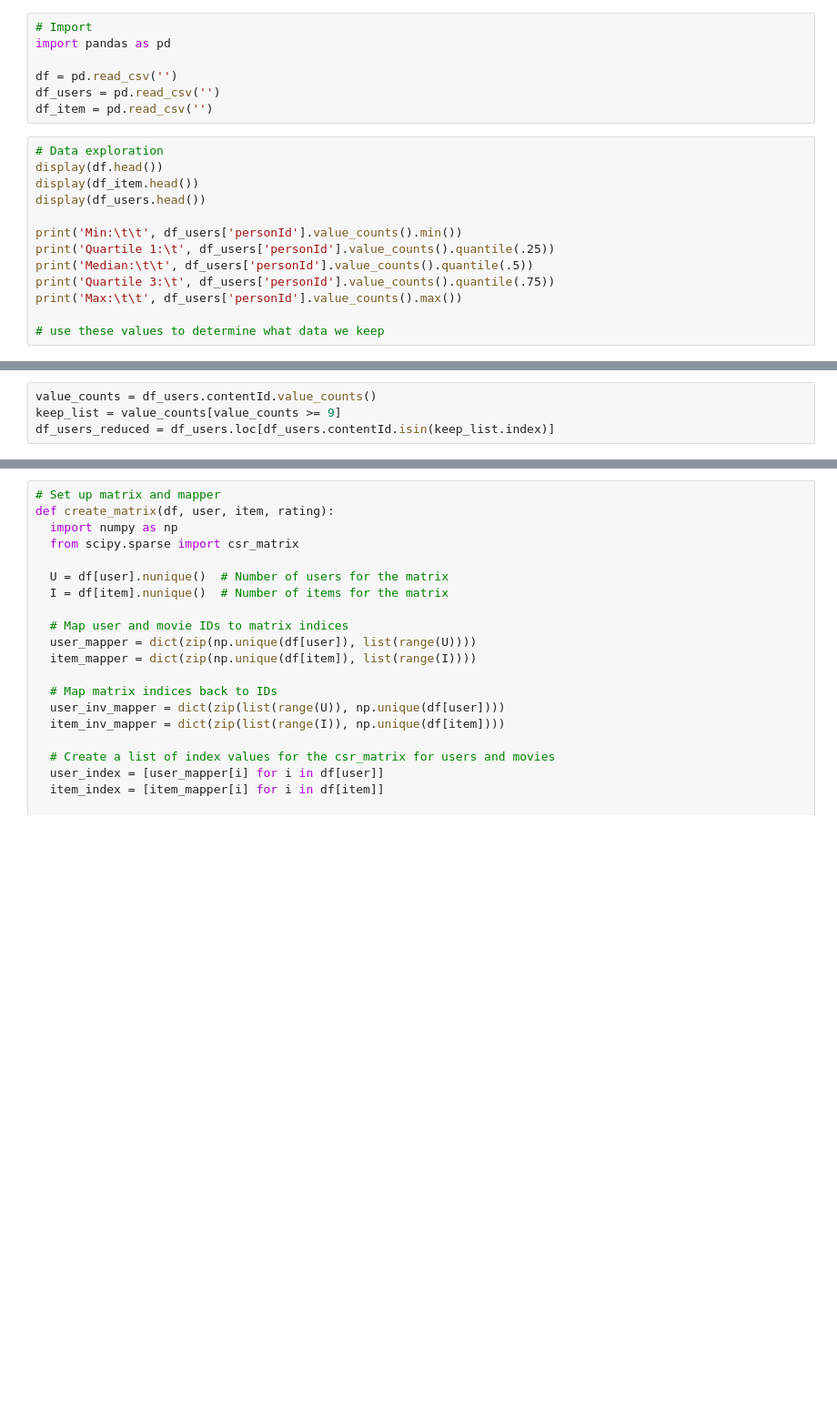
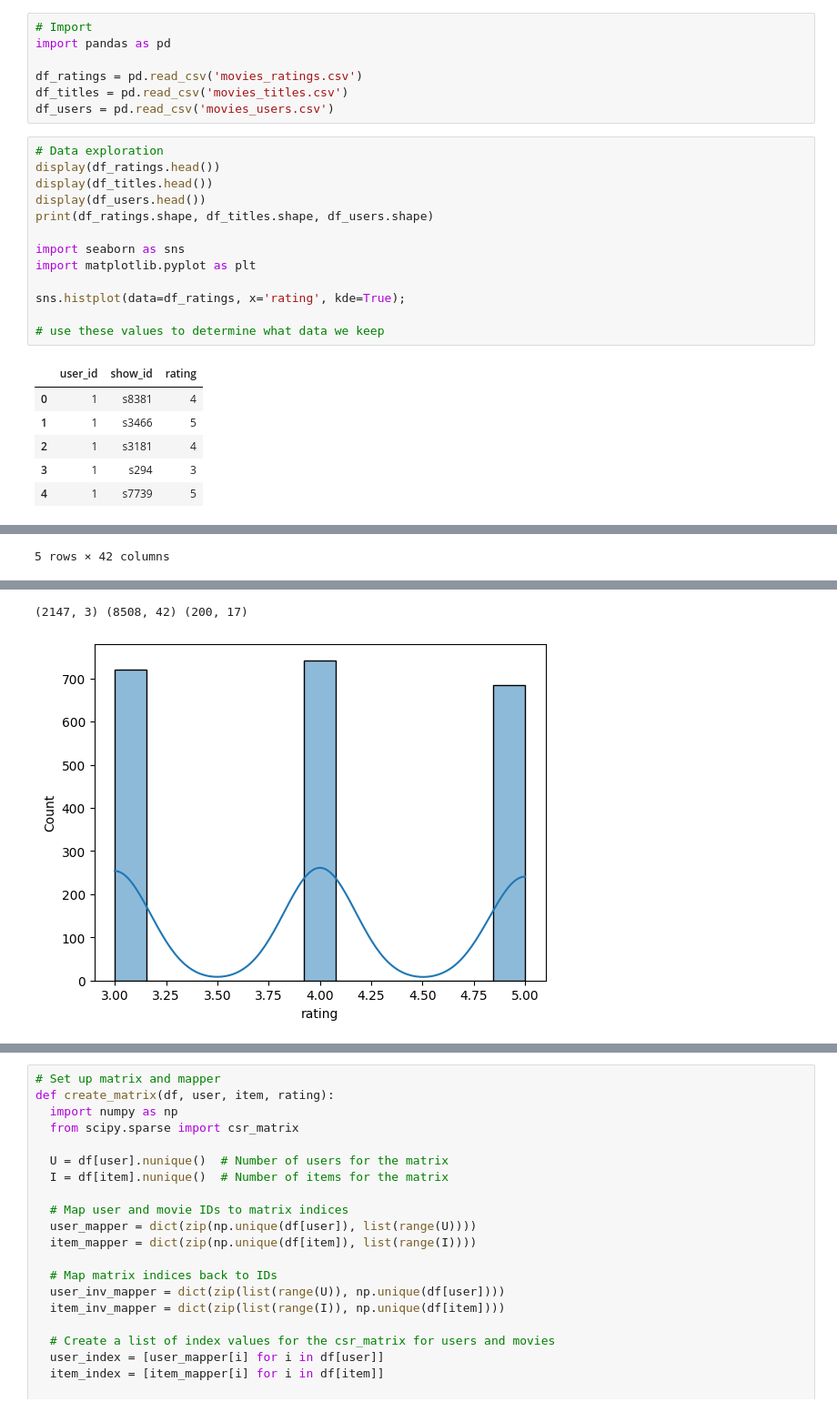
Before and after one commit to TaytGodwin/INTEX2025, a Jupyter notebook: ml_python/collaborative.ipynb, the cells around one changed output, grey strips where cells are left out. Shown at 91% size. Saved outputs shown, nothing was run; the diff lists cells and outputs as text; blank space fills up the shorter version.

Commit message:
Added csv, first db made for movie detail recommendation

```diff
--- a/ml_python/collaborative.ipynb
+++ b/ml_python/collaborative.ipynb
@@ -2,19 +2,26 @@
 # Import
 import pandas as pd
 
-df = pd.read_csv('')
-df_users = pd.read_csv('')
-df_item = pd.read_csv('')
+df_ratings = pd.read_csv('movies_ratings.csv')
+df_titles = pd.read_csv('movies_titles.csv')
+df_users = pd.read_csv('movies_users.csv')
 # %%
 # Data exploration
-display(df.head())
-display(df_item.head())
+display(df_ratings.head())
+display(df_titles.head())
 display(df_users.head())
+print(df_ratings.shape, df_titles.shape, df_users.shape)
 
-print('Min:\t\t', df_users['personId'].value_counts().min())
-print('Quartile 1:\t', df_users['personId'].value_counts().quantile(.25))
-print('Median:\t\t', df_users['personId'].value_counts().quantile(.5))
-print('Quartile 3:\t', df_users['personId'].value_counts().quantile(.75))
-print('Max:\t\t', df_users['personId'].value_counts().max())
+import seaborn as sns
+import matplotlib.pyplot as plt
+
+sns.histplot(data=df_ratings, x='rating', kde=True);
 
 # use these values to determine what data we keep
+# %% [output]
+|  | user_id | show_id | rating |
+| 0 | 1 | s8381 | 4 |
+| 1 | 1 | s3466 | 5 |
+| 2 | 1 | s3181 | 4 |
+| 3 | 1 | s294 | 3 |
+| 4 | 1 | s7739 | 5 |
@@ -20,0 +34 @@ print('Max:\t\t', df_users['personId'].value_counts().max())
+5 rows × 42 columns
@@ -21,4 +41,2 @@ print('Max:\t\t', df_users['personId'].value_counts().max())
+(2147, 3) (8508, 42) (200, 17)
+[figure, added]
-# %%
-value_counts = df_users.contentId.value_counts()
-keep_list = value_counts[value_counts >= 9]
-df_users_reduced = df_users.loc[df_users.contentId.isin(keep_list.index)]
```
Also changed, not shown: parts of 28 cells of this notebook, 4 other files.
